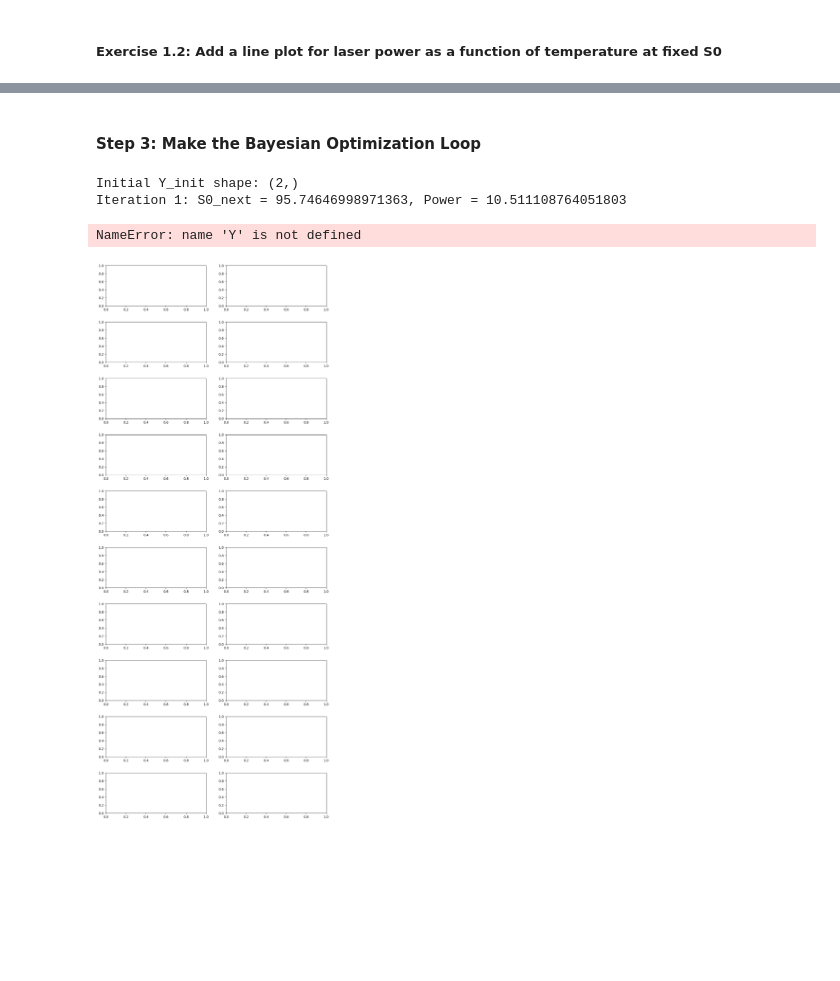
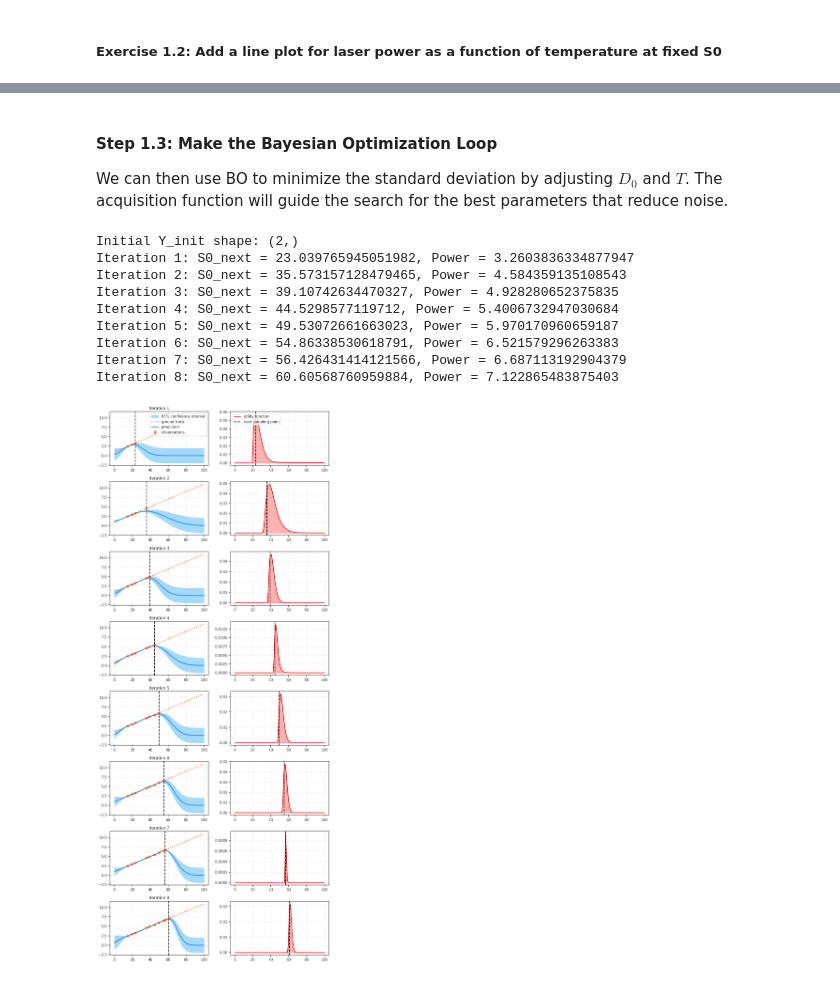
Before and after one commit to ritzann/2024-thrill-school-gp-bo, a Jupyter notebook: my_notebooks/3-BO-Lasers_Applications.ipynb, the cells around one changed output, grey strips where cells are left out. Saved outputs shown, nothing was run; the diff lists cells and outputs as text; code cells hidden in the pictures; blank space fills up the shorter version.

Commit message:
add 2D optimization

```diff
--- a/my_notebooks/3-BO-Lasers_Applications.ipynb
+++ b/my_notebooks/3-BO-Lasers_Applications.ipynb
@@ -44,6 +58,11 @@ from sklearn.gaussian_process.kernels import RBF, Matern, ConstantKernel as C
 # from sklearn.model_selection import train_test_split
 # from sklearn.metrics import mean_squared_error
 from scipy.optimize import minimize
+
+sns.set_style("ticks")
+sns.set_context("notebook")
+
+np.random.seed(42)
 # %%
 # Simulated laser power function with pump strength Ps and temperature T
 def laser_power(S0, T, P0=1.0, alpha=0.1, beta=0.02, T_opt=25.0, noise_level=0.1):
@@ -188,10 +214,12 @@ def objective_function(S0, T, noise_level=0.1):
 from bo_utils import *
 from plotting_utils import *
 # %% [markdown]
-#### Step 3: Make the Bayesian Optimization Loop
+#### Step 1.3: Make the Bayesian Optimization Loop
+
+We can then use BO to minimize the standard deviation by adjusting $D_0$ and $T$. The acquisition function will guide the search for the best parameters that reduce noise.
 # %%
 # Parameters for Bayesian optimization
-n_iter = 10
+n_iter = 8
 n_init = 2
 n_points = 100
 bounds = np.array([[0, n_points]])  # Define bounds for pump strength (e.g., 0 to 100)
@@ -207,45 +235,54 @@ gp = GaussianProcessRegressor(kernel=RBF(), n_restarts_optimizer=10)
 
 # Prepare for plotting
 X = np.linspace(bounds[0, 0], bounds[0, 1], 100).reshape(-1, 1)
-fig, axes = plt.subplots(n_iter, 2, figsize=(12, n_iter * 3))
+
+# Calculate Y for reference (optional)
+Y = objective_function(X, T_init, noise_level=0.0)  # Calculate true values at X without noise
+
+fig, axes = plt.subplots(n_iter, 2, figsize=(10, n_iter * 3))
 plt.subplots_adjust(hspace=0.4)
-
 
 for i in range(n_iter):
     gp.fit(S0_init, Y_init)
 
     # Suggest the next sampling point using the acquisition function
     S0_next = suggest_next_sample(expected_improvement, S0_init, Y_init, gp, bounds)
 
     # Obtain the next sample from the objective function
     Y_next = objective_function(S0_next, T_init, noise_level=noise_level)
     print(f"Iteration {i + 1}: S0_next = {S0_next.flatten()[0]}, Power = {Y_next.flatten()[0]}")
 
     # Reshape Y_init and Y_next if necessary
     if Y_init.ndim == 1:
         Y_init = Y_init.reshape(-1, 1)  # Ensure Y_init is a column vector
     Y_next = Y_next.reshape(-1, 1)  # Ensure Y_next is a column vector
 
     # Update the training data
     S0_init = np.vstack((S0_init, S0_next))
     Y_init = np.vstack((Y_init, Y_next))
 
     # Plot the GP approximation, noisy samples, and the next sampling point
     plot_prediction(axes[i, 0], gp, X, Y, S0_init, Y_init, S0_next, noise_level=noise_level, show_legend=(i == 0))
     axes[i, 0].set_title(f'Iteration {i + 1}')
 
     # Plot the acquisition (utility) function and the proposed next sample
     ei_values = expected_improvement(X, S0_init, Y_init, gp)
     plot_utility(axes[i, 1], X, ei_values, S0_next, show_legend=(i == 0))
 
 # Show the plots
 plt.tight_layout()
 plt.show()
 # %% [output]
 Initial Y_init shape: (2,)
-Iteration 1: S0_next = 95.74646998971363, Power = 10.511108764051803
+Iteration 1: S0_next = 23.039765945051982, Power = 3.2603836334877947
+Iteration 2: S0_next = 35.573157128479465, Power = 4.584359135108543
+Iteration 3: S0_next = 39.10742634470327, Power = 4.928280652375835
+Iteration 4: S0_next = 44.5298577119712, Power = 5.4006732947030684
+Iteration 5: S0_next = 49.53072661663023, Power = 5.970170960659187
+Iteration 6: S0_next = 54.86338530618791, Power = 6.521579296263383
+Iteration 7: S0_next = 56.426431414121566, Power = 6.687113192904379
+Iteration 8: S0_next = 60.60568760959884, Power = 7.122865483875403
-NameError: name 'Y' is not defined
-[figure, old version]
+[figure, new version]
 # %%
 fig, ax = plt.subplots(1, 2, figsize=(12, 3))  # Create subplots
 plot_convergence(ax, S0_init.ravel(), Y_init.ravel(), n_init=n_init, show_legend=True)
```
Also changed, not shown: parts of 15 cells of this notebook.
